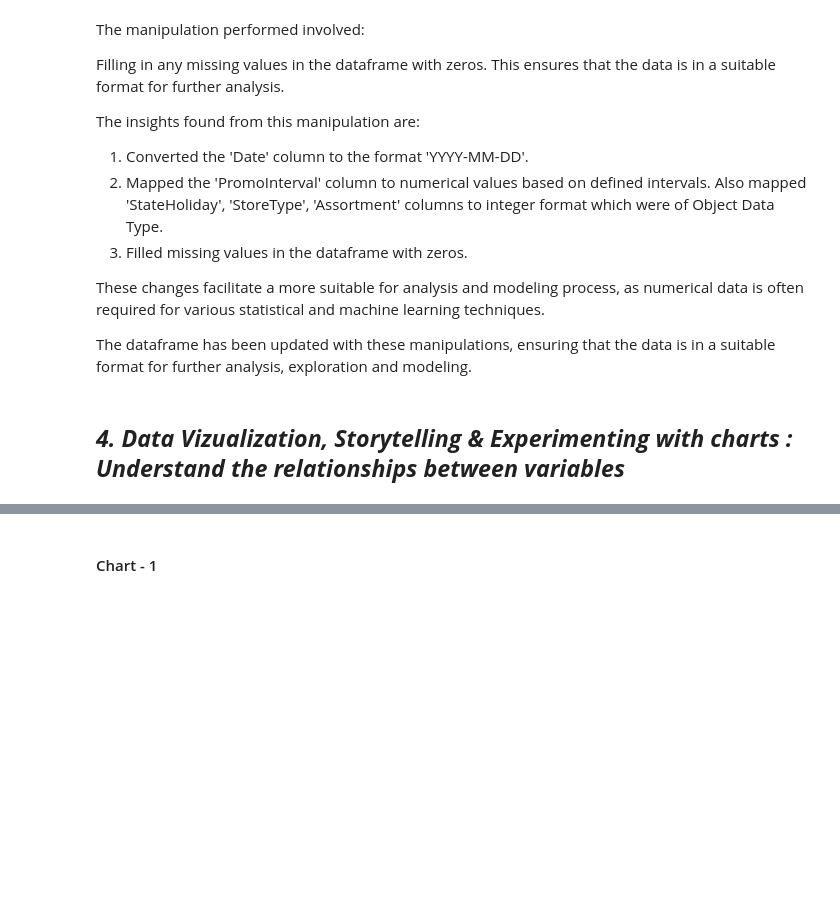
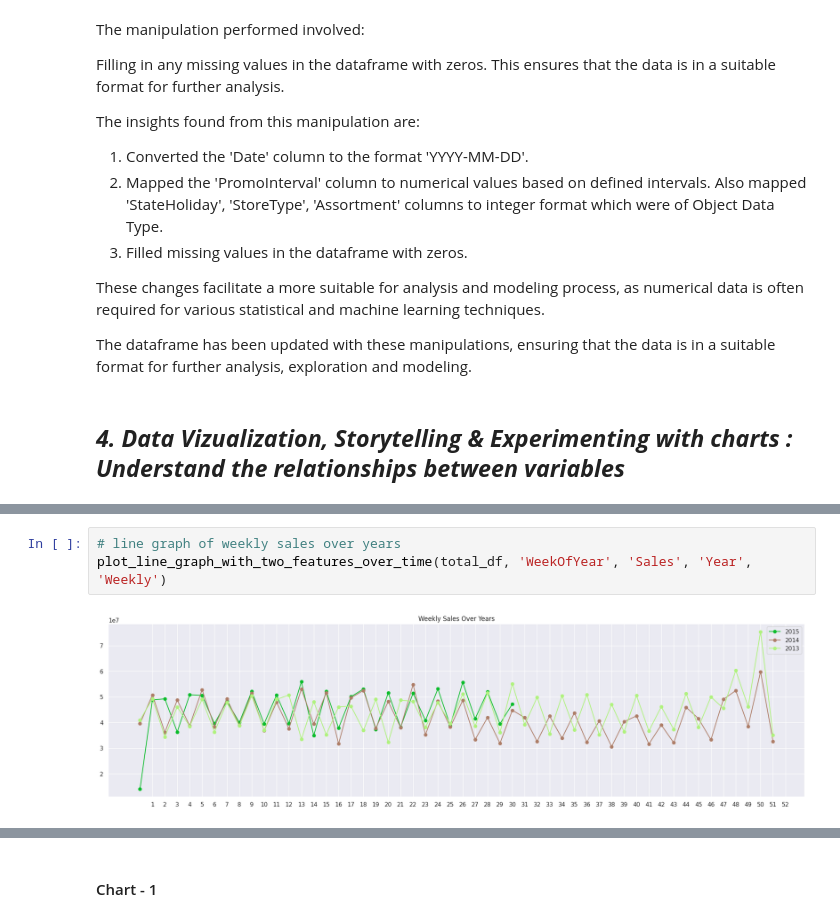
Before and after one commit to dipakpatil2001/Regression-Project-Retail_Sales_Prediction, a Jupyter notebook: Regression_Project_Retail_Sales_Prediction.ipynb, the cells around one changed output, grey strips where cells are left out. Saved outputs shown, nothing was run; the diff lists cells and outputs as text; blank space fills up the shorter version.

```diff
--- a/Regression_Project_Retail_Sales_Prediction.ipynb
+++ b/Regression_Project_Retail_Sales_Prediction.ipynb
@@ -646,0 +702,5 @@ The dataframe has been updated with these manipulations, ensuring that the data
+# %%
+# line graph of weekly sales over years
+plot_line_graph_with_two_features_over_time(total_df, 'WeekOfYear', 'Sales', 'Year', 'Weekly')
+# %% [output]
+[figure, added]
```
Also changed, not shown: parts of 63 cells of this notebook.
